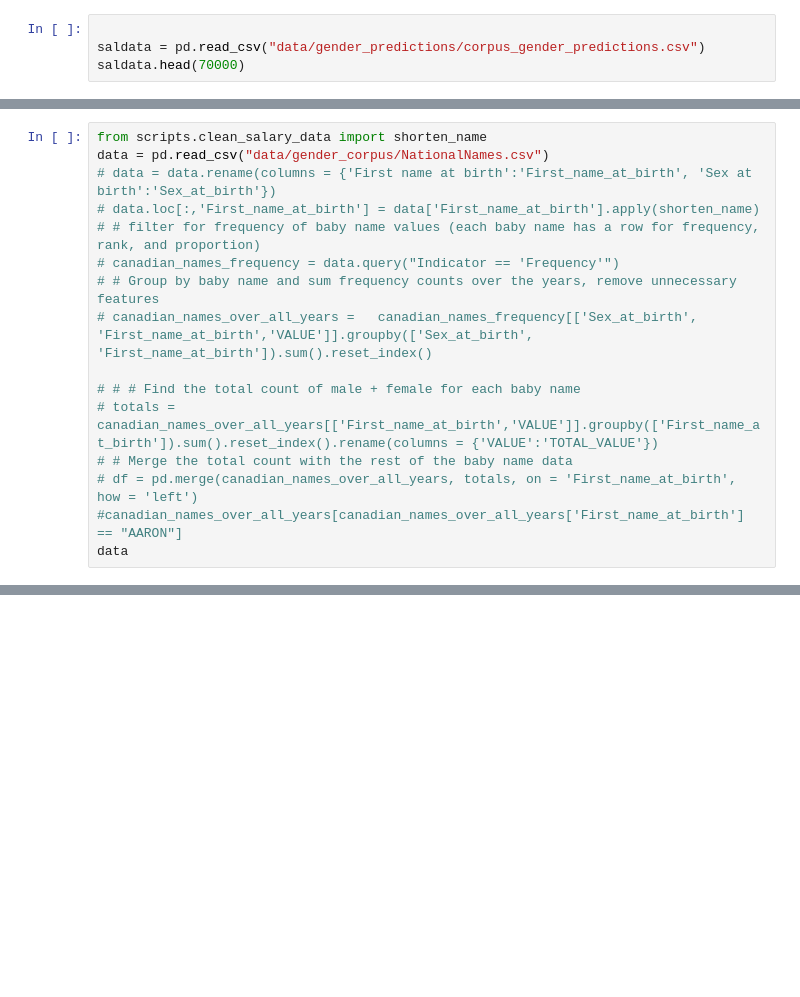
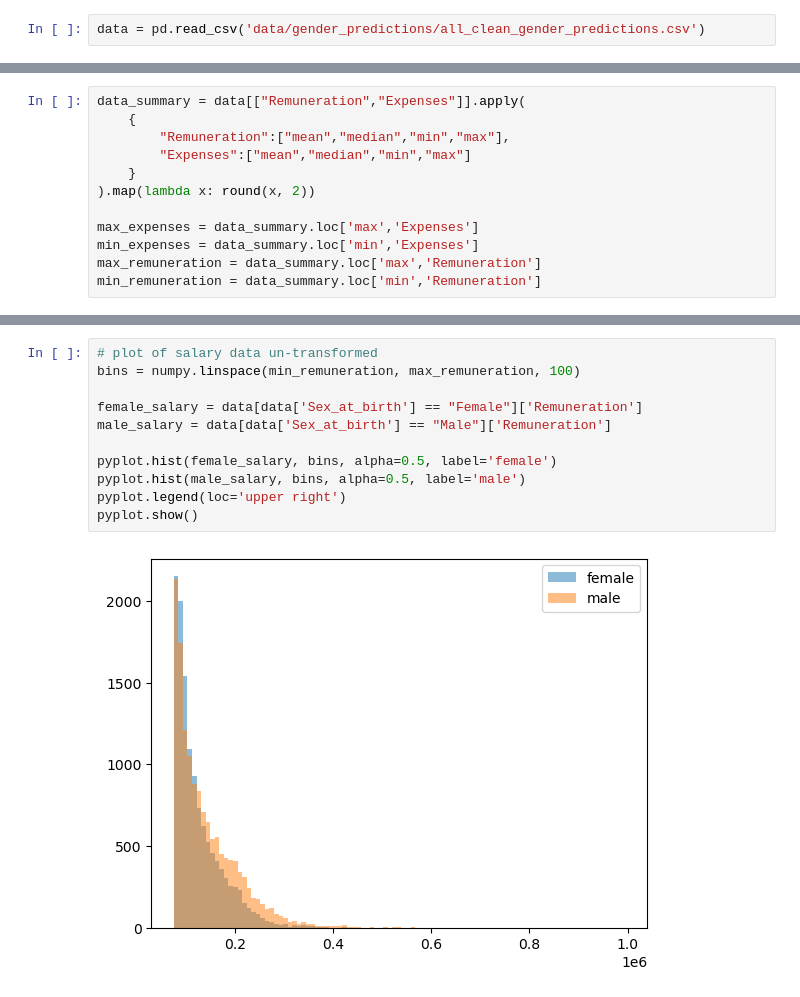
Before and after one commit to jjadeb/UBCSalary, a Jupyter notebook: test.ipynb, the cells around one changed output, grey strips where cells are left out. Cells and saved outputs as stored; diff of their text form; blank space fills up the shorter version.

```diff
--- a/test.ipynb
+++ b/test.ipynb
@@ -7,4 +7,2 @@ with open(raw_salary_data_file, 'wb') as f:
 # %%
-
-saldata = pd.read_csv("data/gender_predictions/corpus_gender_predictions.csv")
-saldata.head(70000)
+data = pd.read_csv('data/gender_predictions/all_clean_gender_predictions.csv')
@@ -41,16 +8,0 @@ canadian_names_frequency
-# %%
-from scripts.clean_salary_data import shorten_name
-data = pd.read_csv("data/gender_corpus/NationalNames.csv")
-# data = data.rename(columns = {'First name at birth':'First_name_at_birth', 'Sex at birth':'Sex_at_birth'})
-# data.loc[:,'First_name_at_birth'] = data['First_name_at_birth'].apply(shorten_name)
-# # filter for frequency of baby name values (each baby name has a row for frequency, rank, and proportion)
-# canadian_names_frequency = data.query("Indicator == 'Frequency'")
-# # Group by baby name and sum frequency counts over the years, remove unnecessary features
-# canadian_names_over_all_years =   canadian_names_frequency[['Sex_at_birth', 'First_name_at_birth','VALUE']].groupby(['Sex_at_birth', 'First_name_at_birth']).sum().reset_index()
-
-# # # Find the total count of male + female for each baby name
-# totals = canadian_names_over_all_years[['First_name_at_birth','VALUE']].groupby(['First_name_at_birth']).sum().reset_index().rename(columns = {'VALUE':'TOTAL_VALUE'})
-# # Merge the total count with the rest of the baby name data
-# df = pd.merge(canadian_names_over_all_years, totals, on = 'First_name_at_birth', how = 'left')
-#canadian_names_over_all_years[canadian_names_over_all_years['First_name_at_birth'] == "AARON"]
-data
@@ -506,0 +18,12 @@ gender_predictions, needs_gender_predictions = make_gender_predictions_using_cor
+# %%
+data_summary = data[["Remuneration","Expenses"]].apply(
+    {
+        "Remuneration":["mean","median","min","max"],
+        "Expenses":["mean","median","min","max"]
+    }
+).map(lambda x: round(x, 2))
+
+max_expenses = data_summary.loc['max','Expenses']
+min_expenses = data_summary.loc['min','Expenses']
+max_remuneration = data_summary.loc['max','Remuneration']
+min_remuneration = data_summary.loc['min','Remuneration']
@@ -506,0 +60,13 @@ gender_predictions, needs_gender_predictions = make_gender_predictions_using_cor
+# %%
+# plot of salary data un-transformed
+bins = numpy.linspace(min_remuneration, max_remuneration, 100)
+
+female_salary = data[data['Sex_at_birth'] == "Female"]['Remuneration']
+male_salary = data[data['Sex_at_birth'] == "Male"]['Remuneration']
+
+pyplot.hist(female_salary, bins, alpha=0.5, label='female')
+pyplot.hist(male_salary, bins, alpha=0.5, label='male')
+pyplot.legend(loc='upper right')
+pyplot.show()
+# %% [output]
+[figure, added]
```
Also changed, not shown: parts of 26 cells of this notebook.
